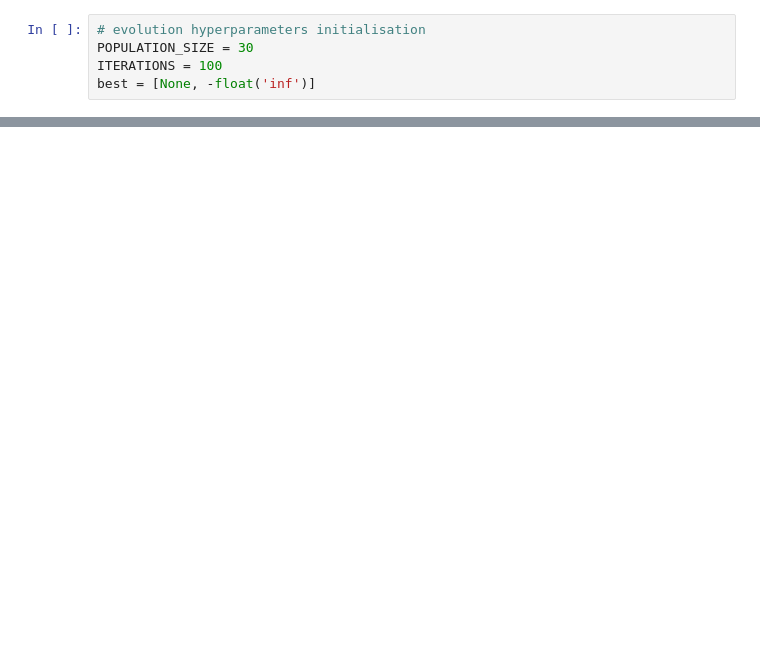
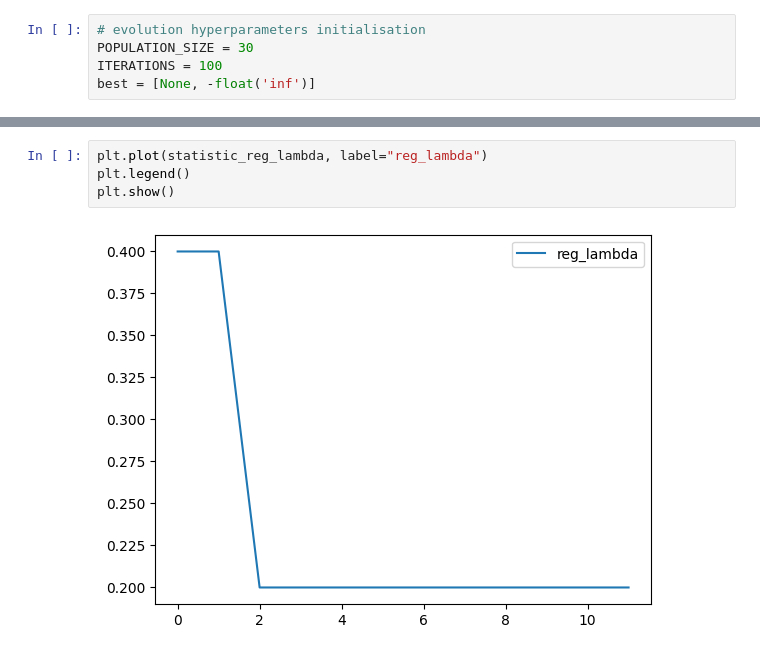
Before and after one commit to nabdullaev/HyperTune, a Jupyter notebook: catboost.ipynb, the cells around one changed output, grey strips where cells are left out. Drawn from its saved outputs; the diff is of its cells as text; blank space fills up the shorter version.

```diff
--- a/catboost.ipynb
+++ b/catboost.ipynb
@@ -168,0 +218,6 @@ plt.show()
+# %%
+plt.plot(statistic_reg_lambda, label="reg_lambda")
+plt.legend()
+plt.show()
+# %% [output]
+[figure, added]
```
Also changed, not shown: parts of 11 cells of this notebook, 1 other file.
